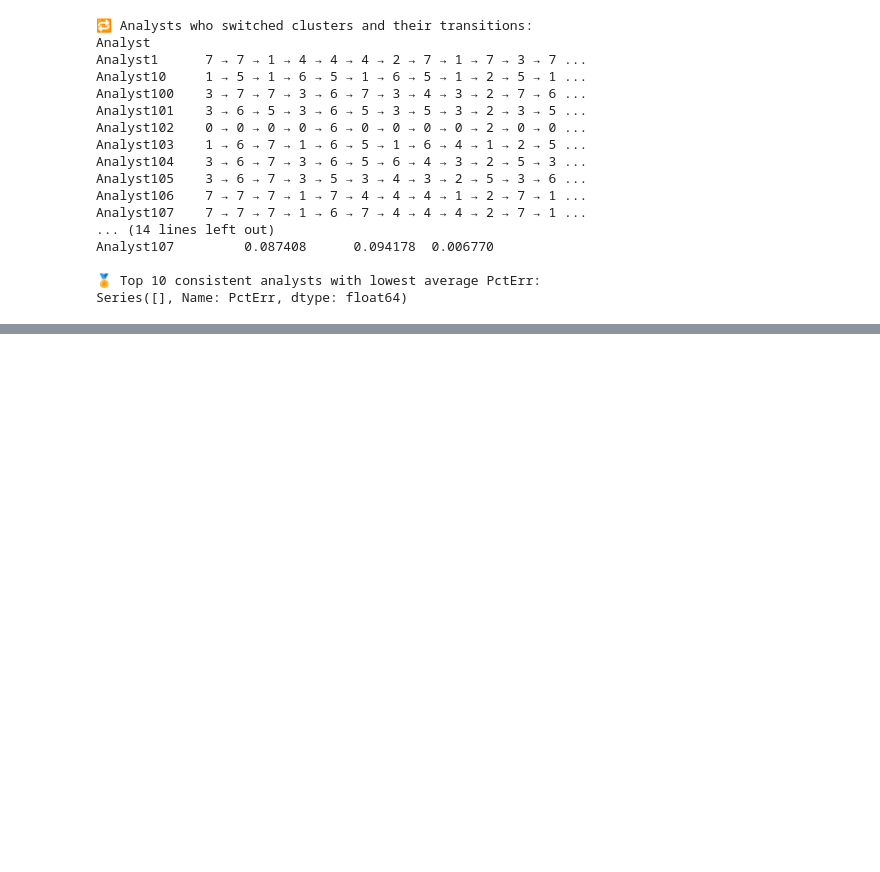
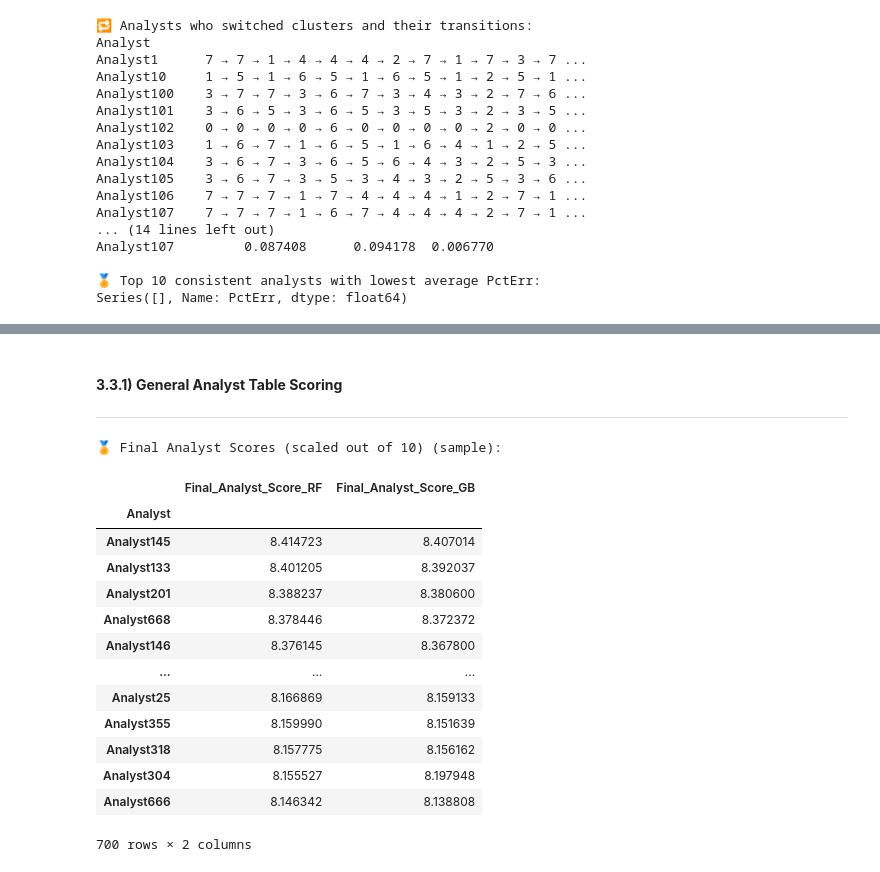
Before and after one commit to EAC-21/DWS-Capstone-Project, a Jupyter notebook: Model 2.ipynb, the cells around one changed output, grey strips where cells are left out. Saved outputs shown, nothing was run; the diff lists cells and outputs as text; code cells hidden in the pictures; blank space fills up the shorter version.

```diff
--- a/Model 2.ipynb
+++ b/Model 2.ipynb
@@ -1493,0 +1590,48 @@ Let me know your focus and I’ll give you the exact code for the next best thin
+# %% [markdown]
+#### **3.3.1) General Analyst Table Scoring**
+
+---
+# %%
+# 1️⃣ Compute Cluster Bonus based on real PctErr performance
+cluster_performance = df_reg.groupby("Analyst_Cluster")["PctErr"].mean()
+cluster_bonus = (cluster_performance.max() - cluster_performance) / cluster_performance.max()
+
+# 2️⃣ Map Cluster Bonus to each row
+df_reg["Cluster_Bonus"] = df_reg["Analyst_Cluster"].map(cluster_bonus)
+
+# 3️⃣ Calculate Final Adjusted Analyst Scores (raw version)
+df_reg["Final_Analyst_Score_RF_raw"] = (1 / (1 + df_reg["Predicted_Avg_RF"])) * (1 + df_reg["Cluster_Bonus"])
+df_reg["Final_Analyst_Score_GB_raw"] = (1 / (1 + df_reg["Predicted_Avg_GB"])) * (1 + df_reg["Cluster_Bonus"])
+
+# 4️⃣ Rescale scores to 0–10 range
+max_rf = df_reg["Final_Analyst_Score_RF_raw"].max()
+max_gb = df_reg["Final_Analyst_Score_GB_raw"].max()
+
+df_reg["Final_Analyst_Score_RF"] = (df_reg["Final_Analyst_Score_RF_raw"] / max_rf) * 10
+df_reg["Final_Analyst_Score_GB"] = (df_reg["Final_Analyst_Score_GB_raw"] / max_gb) * 10
+
+# 5️⃣ Final Ranking Table
+final_score_table = (
+    df_reg.groupby("Analyst")[["Final_Analyst_Score_RF", "Final_Analyst_Score_GB"]]
+          .mean()
+          .sort_values("Final_Analyst_Score_RF", ascending=False)
+)
+
+print("\n🏅 Final Analyst Scores (scaled out of 10) (sample):")
+final_score_table
+# %% [output]
+🏅 Final Analyst Scores (scaled out of 10) (sample):
+|  | Final_Analyst_Score_RF | Final_Analyst_Score_GB |
+| Analyst |  |  |
+| Analyst145 | 8.414723 | 8.407014 |
+| Analyst133 | 8.401205 | 8.392037 |
+| Analyst201 | 8.388237 | 8.380600 |
+| Analyst668 | 8.378446 | 8.372372 |
+| Analyst146 | 8.376145 | 8.367800 |
+| ... | ... | ... |
+| Analyst25 | 8.166869 | 8.159133 |
+| Analyst355 | 8.159990 | 8.151639 |
+| Analyst318 | 8.157775 | 8.156162 |
+| Analyst304 | 8.155527 | 8.197948 |
+| Analyst666 | 8.146342 | 8.138808 |
+700 rows × 2 columns
```
Also changed, not shown: parts of 38 cells of this notebook.
